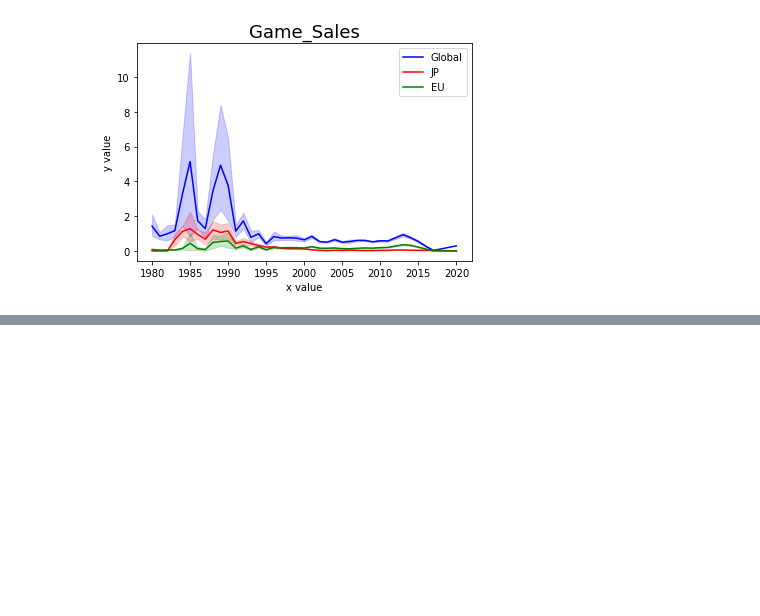
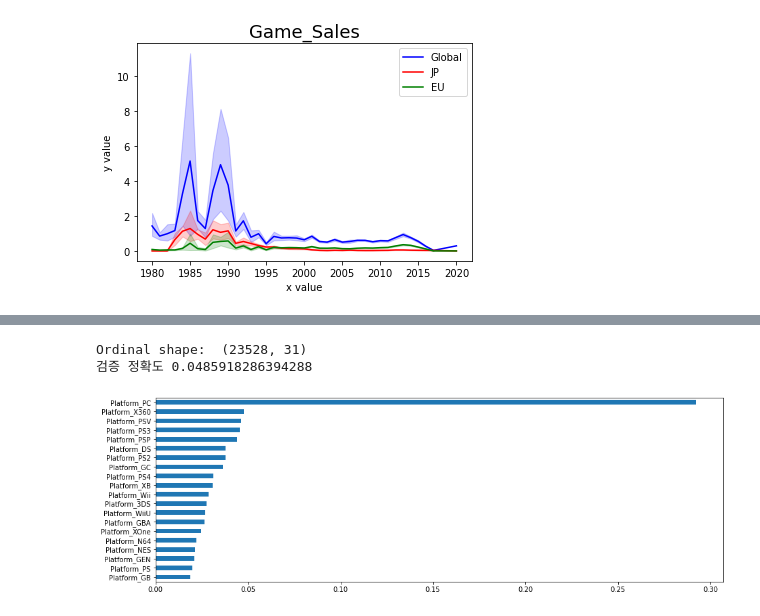
Before and after one commit to Georgia-MAX-holic/Footprints, a Jupyter notebook: PJ/game_sale/New/Game_Sales.ipynb, the cells around one changed output, grey strips where cells are left out. Saved outputs shown, nothing was run; the diff lists cells and outputs as text; code cells hidden in the pictures; blank space fills up the shorter version.

```diff
--- a/PJ/game_sale/New/Game_Sales.ipynb
+++ b/PJ/game_sale/New/Game_Sales.ipynb
@@ -190,0 +235,6 @@ chart
+# %%
+유저 크리틱 점수로 랜포레 써서 추측해보자 , 가능할듯
+# %% [output]
+Ordinal shape:  (23528, 31)
+검증 정확도 0.0485918286394288
+[figure, added]
```
Also changed, not shown: parts of 10 cells of this notebook.
